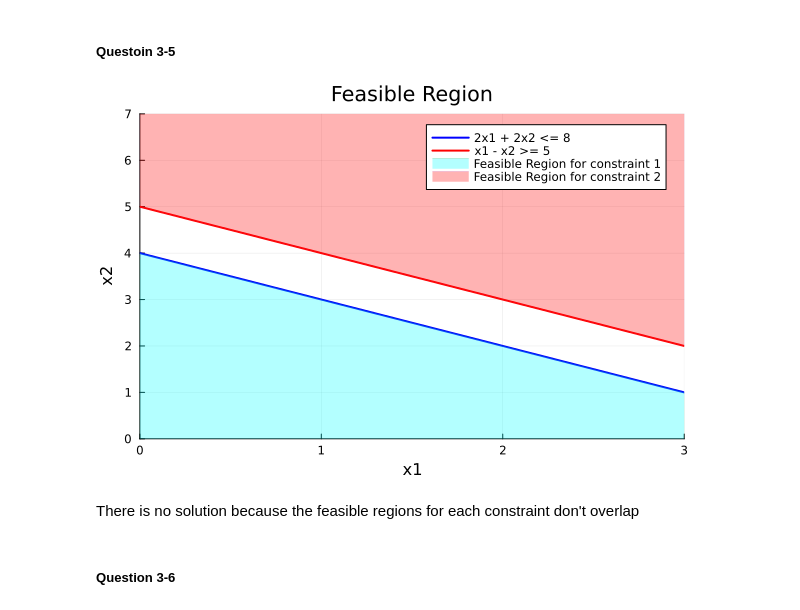
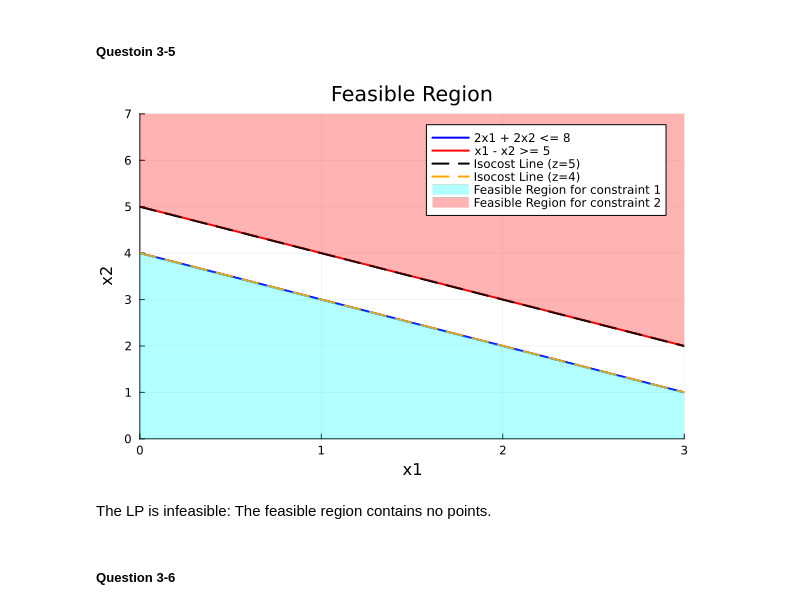
Before and after one commit to Damion-14/ECE524, a Jupyter notebook: hw2/hw2.ipynb, the cells around one changed output. Saved outputs shown, nothing was run; the diff lists cells and outputs as text; code cells hidden in the pictures.

```diff
--- a/hw2/hw2.ipynb
+++ b/hw2/hw2.ipynb
@@ -461,39 +509,39 @@ There are an infinate amount of unique solutions because the isocost line is par
 # %%
 x1_range = 0:0.1:10
 f1(x1) = 4 - x1
 f2(x1) = 5 - x1
 
 plot(x1_range, f1.(x1_range), label="2x1 + 2x2 <= 8", lw=2, color=:blue)
 plot!(x1_range, f2.(x1_range), label="x1 - x2 >= 5", lw=2, color=:red)
 
 # isocost lines
 isocost_line(z, x1) = z - x1  # Pass z as a parameter to the function
 z = 5
-# plot!(x1_range, isocost_line.(z, x1_range), label="Isocost Line (z=4)", linestyle=:dash, lw=2, color=:black)
-z = 8
-# plot!(x1_range, isocost_line.(z, x1_range), label="Isocost Line (z=7.8)", linestyle=:dash, lw=2, color=:orange)
+plot!(x1_range, isocost_line.(z, x1_range), label="Isocost Line (z=5)", linestyle=:dash, lw=2, color=:black)
+z = 4
+plot!(x1_range, isocost_line.(z, x1_range), label="Isocost Line (z=4)", linestyle=:dash, lw=2, color=:orange)
 
 # feasiable region
 x_vals1 = [0, 0, 3, 3]
 y_vals1 = [0, 4, 1, 0]
 
 plot!(x_vals1, y_vals1, fill=(0, :cyan, 0.3), lw=0, label="Feasible Region for constraint 1")
 
 x_vals2 = [0, 0, 3, 3, 0]
 y_vals2 = [5, 7, 7, 2, 5]
 
 plot!(x_vals2, y_vals2, fill=(0, :red, 0.3), lw=0, label="Feasible Region for constraint 2")
 xlabel!("x1")
 ylabel!("x2")
 
 title!("Feasible Region")
 
 xlims!(0, 3)
 ylims!(0, 7)
 # %% [output]
-[figure, old version]
+[figure, new version]
-# %% [markdown]
-There is no solution because the feasible regions for each constraint don't overlap
+# %% [markdown]
+The LP is infeasible: The feasible region contains no points.
 # %% [markdown]
 ##### Question 3-6
 # %%
```
Also changed, not shown: parts of 24 cells of this notebook.
